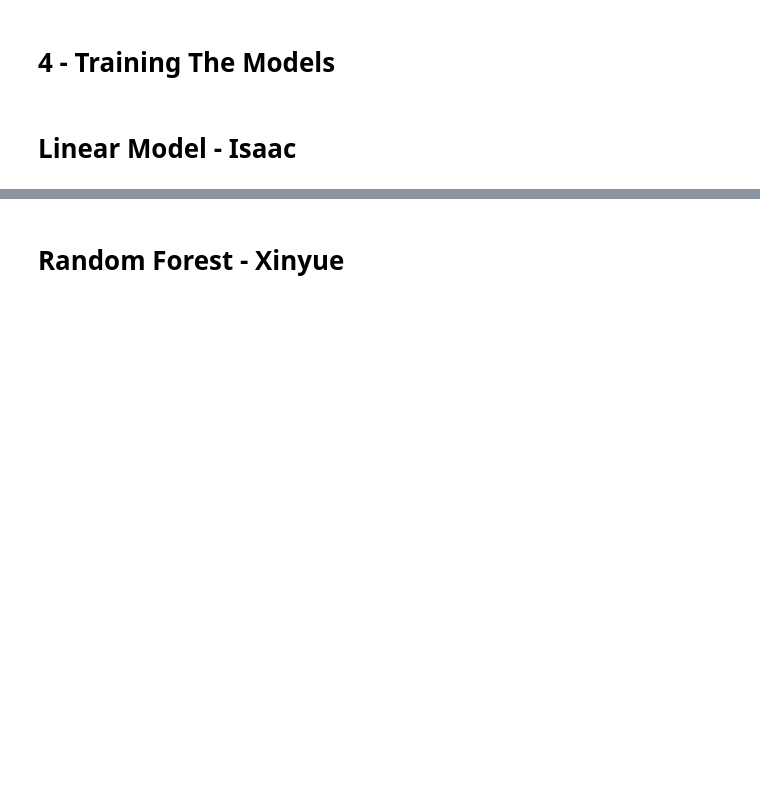
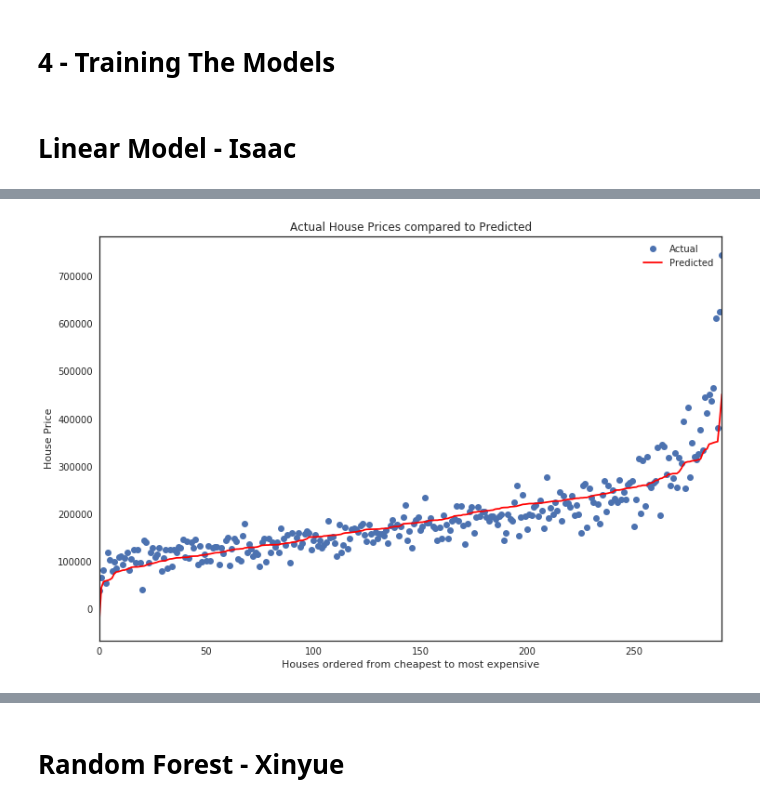
Before and after one commit to IsaacDempsey/HousingPrices, a Jupyter notebook: HousingPrices.ipynb, the cells around one changed output, grey strips where cells are left out. Cells and saved outputs as stored; diff of their text form; code cells hidden in the pictures; blank space fills up the shorter version.

```diff
--- a/HousingPrices.ipynb
+++ b/HousingPrices.ipynb
@@ -477,0 +1204,3 @@ df_test.to_csv('CleanedTest.csv',index=False)
+# %%
+y_test.reset_index(drop=True, inplace=True)
+y_pred.reset_index(drop=True, inplace=True)
@@ -477,0 +1226,4 @@ df_test.to_csv('CleanedTest.csv',index=False)
+# %%
+y_test_pred = pd.concat([y_test, y_pred], axis=1)
+y_test_pred.columns = ['Actual', 'Predicted']
+y_test_pred.head(5)
@@ -477,0 +1237,18 @@ df_test.to_csv('CleanedTest.csv',index=False)
+# %%
+chartData = y_test_pred.sort_values('Predicted')
+# %%
+chartData.reset_index(drop=True, inplace=True)
+# %%
+fig, ax = plt.subplots(figsize=(12, 8))
+
+chartData.plot(x=chartData.index, y='Actual', linestyle="", marker="o", ax=ax, label="Actual")
+chartData.plot(x=chartData.index, y='Predicted', c='red', ax=ax, label="Predicted")
+
+ax.set_title('Actual House Prices compared to Predicted')
+ax.set_xlabel('Houses ordered from cheapest to most expensive')
+ax.set_ylabel('House Price')
+ax.legend(numpoints = 1)
+
+plt.show()
+# %% [output]
+[figure, added]
```
Also changed, not shown: parts of 91 cells of this notebook.
